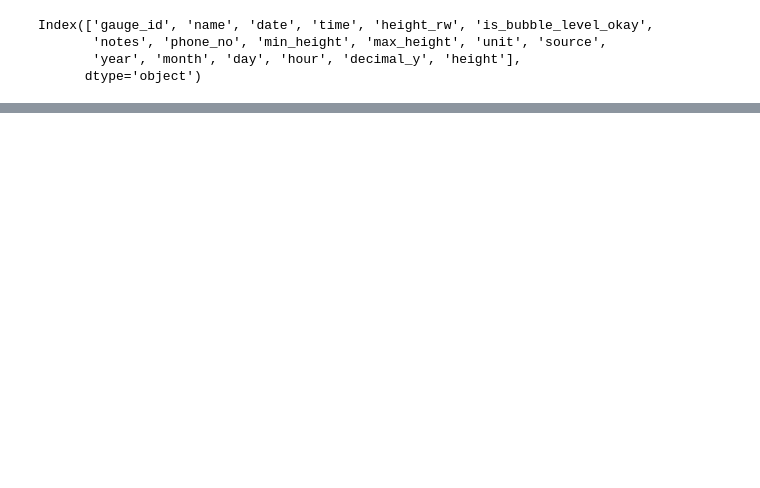
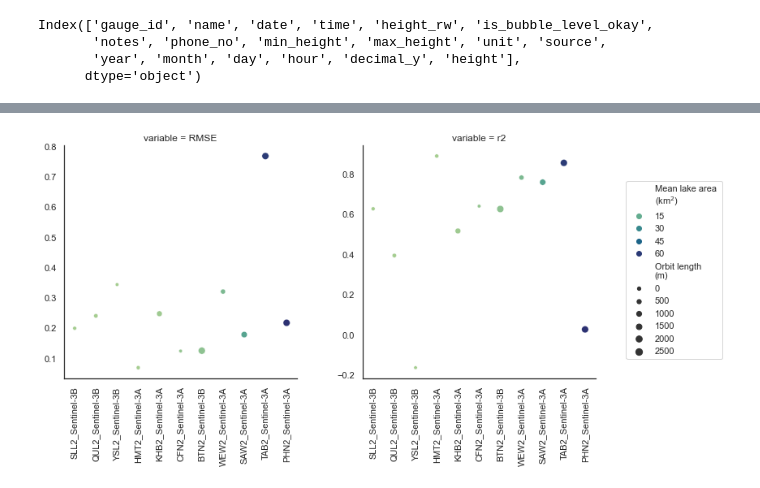
Before and after one commit to anmagomez/radar_altimetry_eval, a Jupyter notebook: src/rapid_request.ipynb, the cells around one changed output, grey strips where cells are left out. Drawn from its saved outputs; the diff is of its cells as text; code cells hidden in the pictures; blank space fills up the shorter version.

Commit message:
Refining figures LOCSS

```diff
--- a/src/rapid_request.ipynb
+++ b/src/rapid_request.ipynb
@@ -1118,0 +1194,8 @@ plt.show()
+# %%
+cols=['Lake_area','lake_name','area_buffe','new_area_l','orbit_leng','station','altis','source_x','r2', 'NSF','RMSE', 'APL', 'VE', 'n_obs']
+
+df_t=pd.melt(df_merged[cols], id_vars=['Lake_area','lake_name','area_buffe','new_area_l','orbit_leng','station','altis', 'source_x'],
+             value_vars=['r2', 'NSF','RMSE', 'APL', 'VE', 'n_obs'], ignore_index=True)
+df_t['mission']=[x.split('_')[2] for x in df_t['altis']]
+
+df_t.head()
@@ -1118,0 +1209,59 @@ plt.show()
+# %%
+#Plot methods comparison metrics
+import seaborn as sns
+import matplotlib as plt
+import pandas as pd
+from datetime import datetime
+
+sns.set_style('white')
+sns.set_context('notebook')#, font_scale=1.5)
+# %%
+time_fig=datetime.now().strftime("%Y%m%d_%H_%M")
+
+df=df_t.copy()
+df['st_alti']=df.apply(lambda x:str(x['station'])+'_'+x['mission'], axis=1) #LO QUE NECESITA ES ESTO
+# df=df.loc[df['variable'].isin(['r2', 'RMSE'])]
+df=df.loc[df['variable'].isin(['r2','RMSE'])]
+# sns.set(rc = {'figure.figsize':(10,2)})
+sns.set_style('white')
+name_fig='LOCSS_area_orbitlg'
+
+# print(df.head())
+df=df.sort_values(by=['Lake_area'])
+x_fd='st_alti'
+y_fd='value'
+hue='Lake_area'#'method'
+col='variable'
+size="orbit_leng"
+pal=sns.color_palette("crest", as_cmap=True)
+facet_kws={'sharey': False, 'sharex': True}
+# row='method'#'source'
+# for i in ['r2', 'RMSE']:
+# df=df.loc[df[col]==i]
+
+
+g = sns.relplot(data=df,facet_kws=facet_kws,
+        x=x_fd, y=y_fd,
+        hue=hue, col=col,size=size,palette=pal,
+        #col=row,# col_wrap=2,
+        kind="scatter")#,
+            #join=False)#,
+        #dodge=True)
+#                height=4, aspect=.7)
+g
+sns.move_legend(
+    g, "center right",
+    bbox_to_anchor=(1.1, .5),
+    ncol=1,
+    title=None, frameon=True,
+)
+#Change legend text (https://stackoverflow.com/questions/53116532/modify-seaborn-line-relplot-legend-title)
+g._legend.texts[0].set_text('Mean lake area \n(km$^{2}$)')
+g._legend.texts[5].set_text('Orbit length \n(m)')
+g.set_xticklabels(rotation=90)
+g.set_axis_labels(x_var='', y_var='')
+g.savefig('../data/results/'+name_fig+'_'+time_fig+'_all.png', dpi=300)
+# g.set(ylim=(0,2))
+del df
+# %% [output]
+[figure, added]
```
Also changed, not shown: parts of 8 cells of this notebook.
